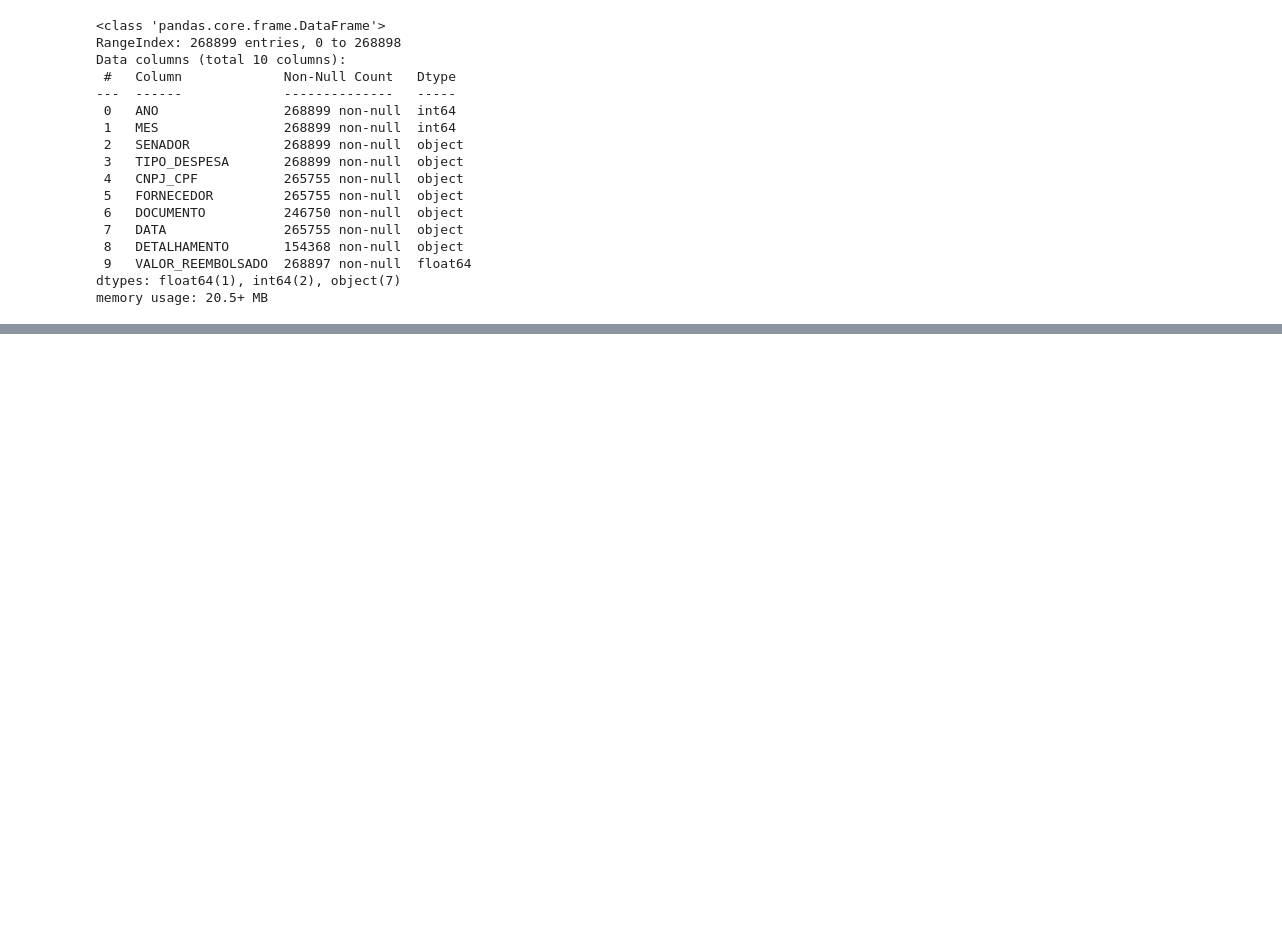
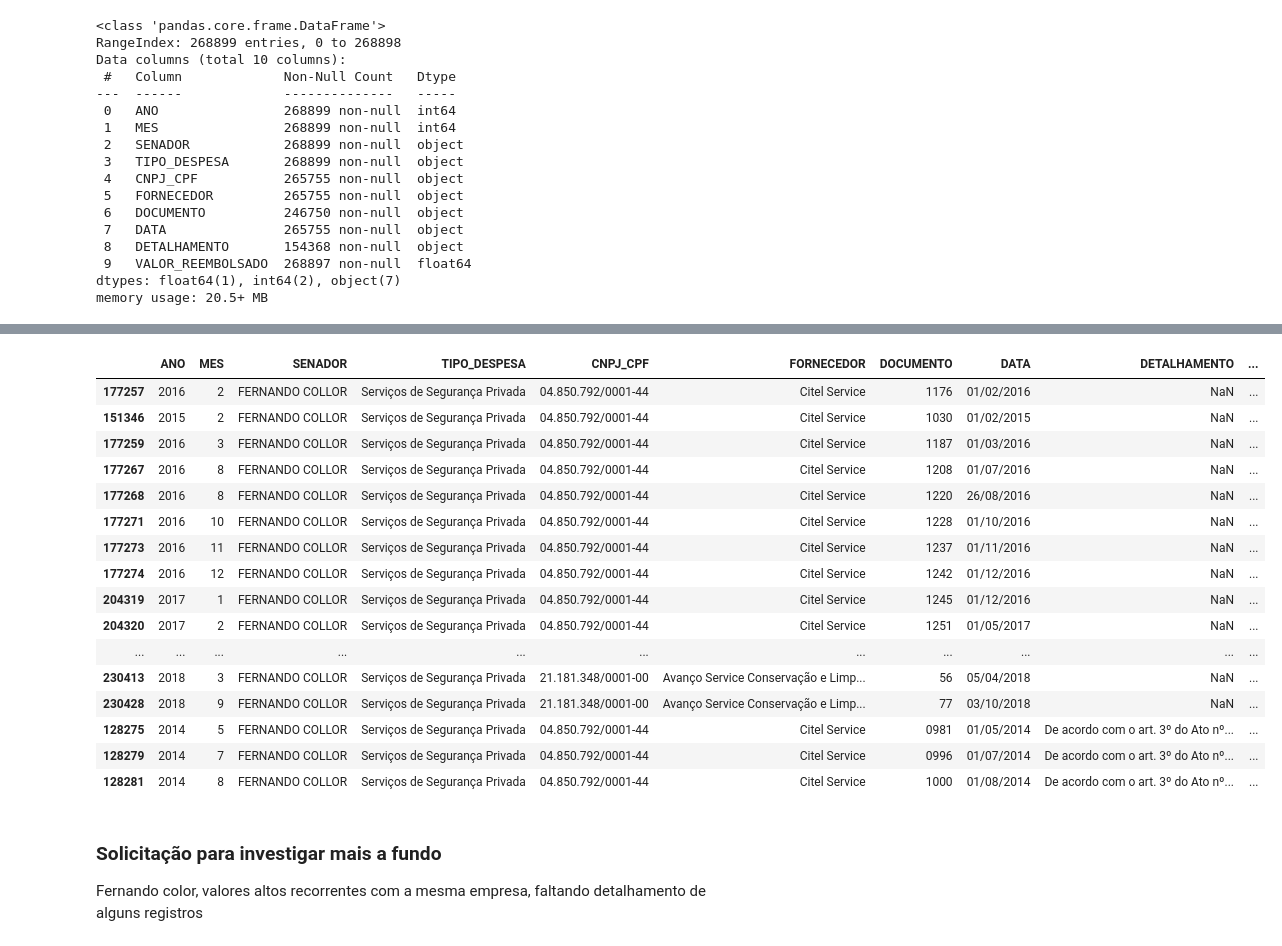
Before and after one commit to francocontigo/analise-reembolso-parlamentar, a Jupyter notebook: AnaliseReembolso.ipynb, the cells around one changed output, grey strips where cells are left out. Cells and saved outputs as stored; diff of their text form; code cells hidden in the pictures; blank space fills up the shorter version.

Commit message:
adicionando analise dos 3 tipos de despesa

```diff
--- a/AnaliseReembolso.ipynb
+++ b/AnaliseReembolso.ipynb
@@ -27,3 +28,3 @@ import pandas as pd
 # %%
-dfCotaParlamentar = pd.read_csv('dadosBrutos\CEAPS_2008_2019.csv')
+df_cota_parlamentar = pd.read_csv('dadosBrutos\CEAPS_2008_2019.csv')
 # %%
@@ -94,0 +300,3 @@ dfCotaParlamentar.describe()
+# %%
+df_seg = df_cota_parlamentar[df_cota_parlamentar["TIPO_DESPESA"] == "Serviços de Segurança Privada"]
+df_seg.head()
@@ -94,0 +336,25 @@ dfCotaParlamentar.describe()
+# %%
+df_seg_outliers = df_seg.nlargest(100, "VALOR_REEMBOLSADO")
+df_seg_outliers.head(30)
+# %% [output]
+|  | ANO | MES | SENADOR | TIPO_DESPESA | CNPJ_CPF | FORNECEDOR | DOCUMENTO | DATA | DETALHAMENTO | ... |
+| 177257 | 2016 | 2 | FERNANDO COLLOR | Serviços de Segurança Privada | 04.850.792/0001-44 | Citel Service | 1176 | 01/02/2016 | NaN | ... |
+| 151346 | 2015 | 2 | FERNANDO COLLOR | Serviços de Segurança Privada | 04.850.792/0001-44 | Citel Service | 1030 | 01/02/2015 | NaN | ... |
+| 177259 | 2016 | 3 | FERNANDO COLLOR | Serviços de Segurança Privada | 04.850.792/0001-44 | Citel Service | 1187 | 01/03/2016 | NaN | ... |
+| 177267 | 2016 | 8 | FERNANDO COLLOR | Serviços de Segurança Privada | 04.850.792/0001-44 | Citel Service | 1208 | 01/07/2016 | NaN | ... |
+| 177268 | 2016 | 8 | FERNANDO COLLOR | Serviços de Segurança Privada | 04.850.792/0001-44 | Citel Service | 1220 | 26/08/2016 | NaN | ... |
+| 177271 | 2016 | 10 | FERNANDO COLLOR | Serviços de Segurança Privada | 04.850.792/0001-44 | Citel Service | 1228 | 01/10/2016 | NaN | ... |
+| 177273 | 2016 | 11 | FERNANDO COLLOR | Serviços de Segurança Privada | 04.850.792/0001-44 | Citel Service | 1237 | 01/11/2016 | NaN | ... |
+| 177274 | 2016 | 12 | FERNANDO COLLOR | Serviços de Segurança Privada | 04.850.792/0001-44 | Citel Service | 1242 | 01/12/2016 | NaN | ... |
+| 204319 | 2017 | 1 | FERNANDO COLLOR | Serviços de Segurança Privada | 04.850.792/0001-44 | Citel Service | 1245 | 01/12/2016 | NaN | ... |
+| 204320 | 2017 | 2 | FERNANDO COLLOR | Serviços de Segurança Privada | 04.850.792/0001-44 | Citel Service | 1251 | 01/05/2017 | NaN | ... |
+| ... | ... | ... | ... | ... | ... | ... | ... | ... | ... | ... |
+| 230413 | 2018 | 3 | FERNANDO COLLOR | Serviços de Segurança Privada | 21.181.348/0001-00 | Avanço Service Conservação e Limp... | 56 | 05/04/2018 | NaN | ... |
+| 230428 | 2018 | 9 | FERNANDO COLLOR | Serviços de Segurança Privada | 21.181.348/0001-00 | Avanço Service Conservação e Limp... | 77 | 03/10/2018 | NaN | ... |
+| 128275 | 2014 | 5 | FERNANDO COLLOR | Serviços de Segurança Privada | 04.850.792/0001-44 | Citel Service | 0981 | 01/05/2014 | De acordo com o art. 3º do Ato nº... | ... |
+| 128279 | 2014 | 7 | FERNANDO COLLOR | Serviços de Segurança Privada | 04.850.792/0001-44 | Citel Service | 0996 | 01/07/2014 | De acordo com o art. 3º do Ato nº... | ... |
+| 128281 | 2014 | 8 | FERNANDO COLLOR | Serviços de Segurança Privada | 04.850.792/0001-44 | Citel Service | 1000 | 01/08/2014 | De acordo com o art. 3º do Ato nº... | ... |
+# %% [markdown]
+### Solicitação para investigar mais a fundo
+
+Fernando color, valores altos recorrentes com a mesma empresa, faltando detalhamento de alguns registros
```
Also changed, not shown: parts of 62 cells of this notebook.
